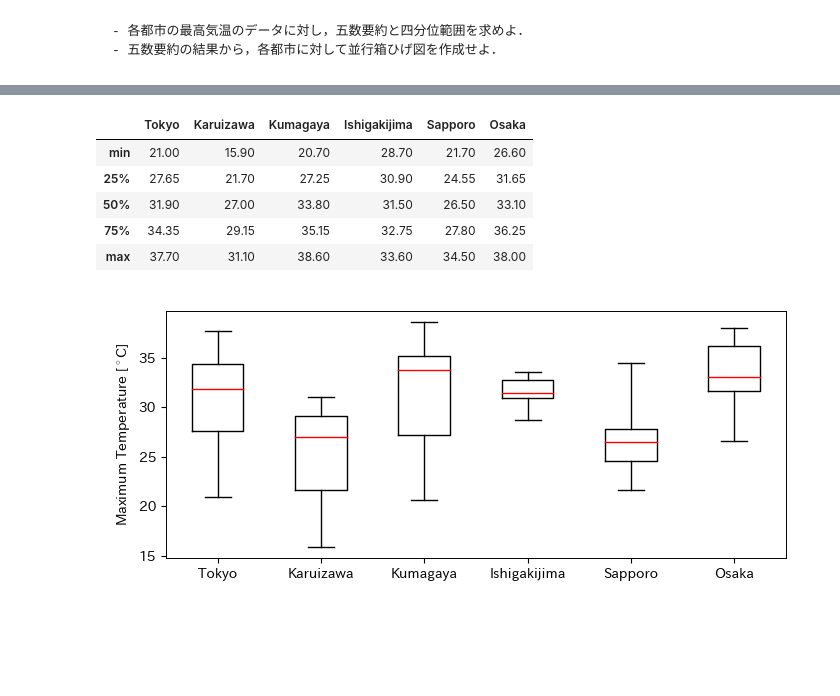
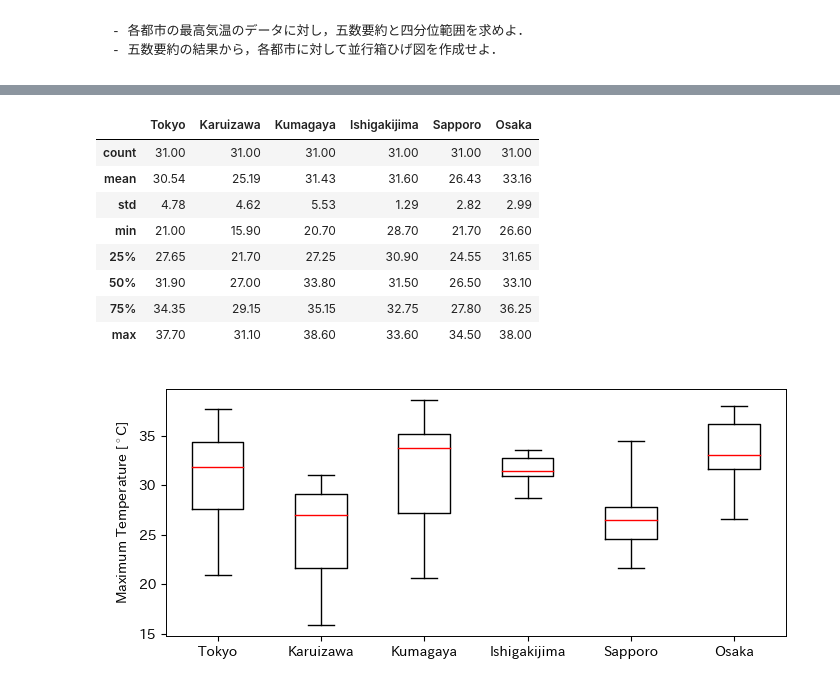
Before and after one commit to tnarizuka/Applied_Information_Processing, a Jupyter notebook: _build/jupyter_execute/chap_2/sec_2-1/sec_2-1.ipynb, the cells around one changed output, grey strips where cells are left out. Cells and saved outputs as stored; diff of their text form; code cells hidden in the pictures; blank space fills up the shorter version.

```diff
--- a/_build/jupyter_execute/chap_2/sec_2-1/sec_2-1.ipynb
+++ b/_build/jupyter_execute/chap_2/sec_2-1/sec_2-1.ipynb
@@ -375,8 +390,11 @@ H = pd.read_csv('./humidity.csv')
 # %%
 # 五数要約
-Tmax.describe().loc[['min', '25%','50%', '75%','max']]
+Tmax.describe()
 # %% [output]
 |  | Tokyo | Karuizawa | Kumagaya | Ishigakijima | Sapporo | Osaka |
+| count | 31.00 | 31.00 | 31.00 | 31.00 | 31.00 | 31.00 |
+| mean | 30.54 | 25.19 | 31.43 | 31.60 | 26.43 | 33.16 |
+| std | 4.78 | 4.62 | 5.53 | 1.29 | 2.82 | 2.99 |
 | min | 21.00 | 15.90 | 20.70 | 28.70 | 21.70 | 26.60 |
 | 25% | 27.65 | 21.70 | 27.25 | 30.90 | 24.55 | 31.65 |
 | 50% | 31.90 | 27.00 | 33.80 | 31.50 | 26.50 | 33.10 |
```
Also changed, not shown: parts of 8 cells of this notebook, 11 other files.
